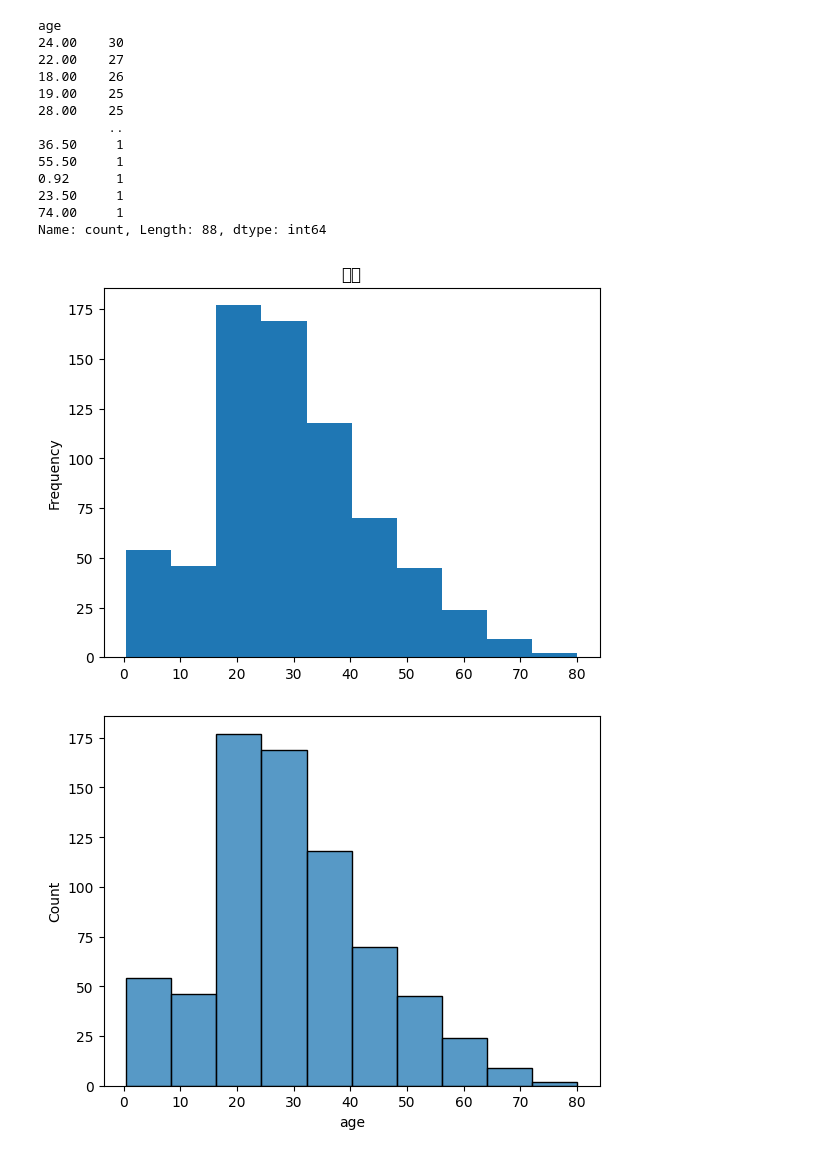
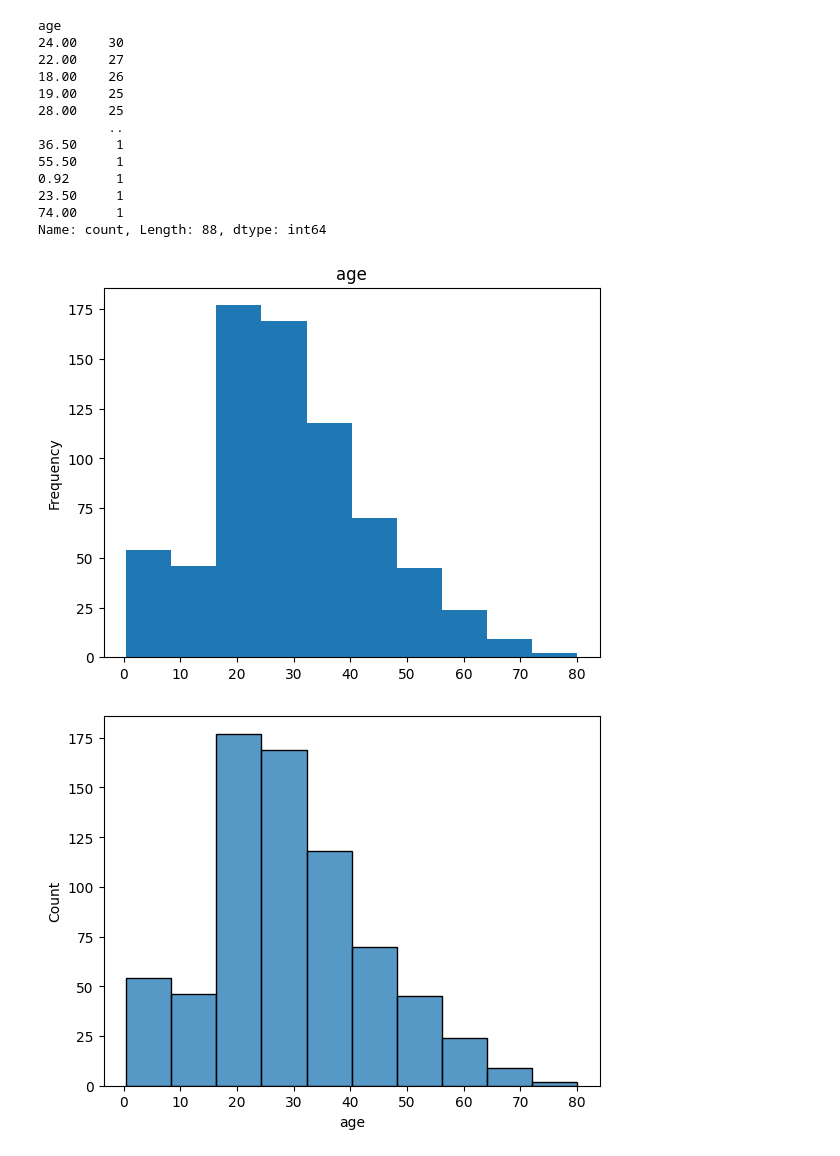
Before and after one commit to chesterXalan/Classwork-PythonMLApplicationDevelopment, a Jupyter notebook: lesson06/02_EDA.ipynb, the cells around one changed output. Cells and saved outputs as stored; diff of their text form; code cells hidden in the pictures.

```diff
--- a/lesson06/02_EDA.ipynb
+++ b/lesson06/02_EDA.ipynb
@@ -135,10 +135,10 @@ age
 74.00     1
 Name: count, Length: 88, dtype: int64
 # %%
-df['age'].plot.hist(title='年齡')
-plt.show();
+df['age'].plot.hist(title='age')
+plt.show()
 # %% [output]
-[figure, old version]
+[figure, new version]
 # %%
 sns.histplot(df['age'], bins=10)
 plt.show();
```
Also changed, not shown: parts of 1 cell of this notebook, 15 other files.
